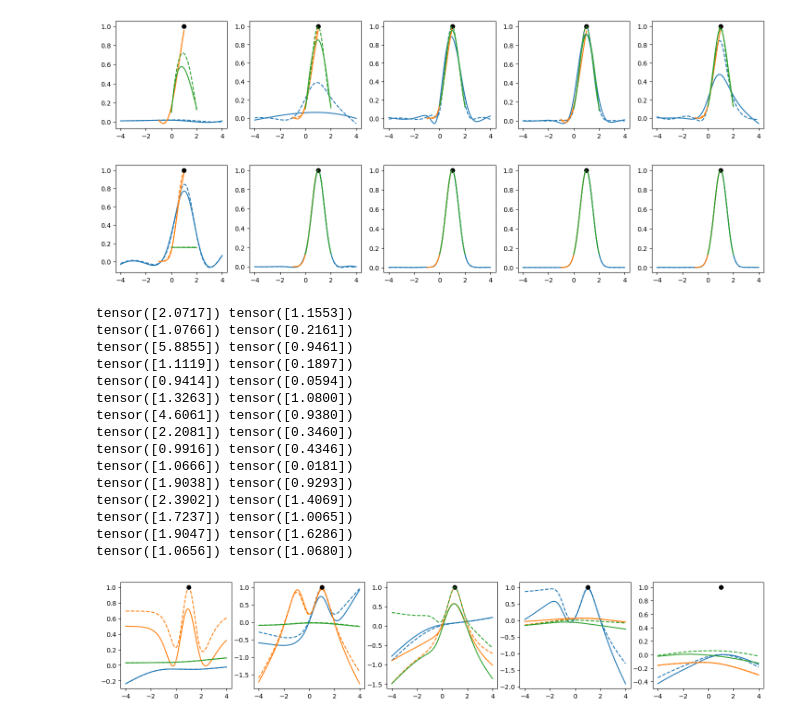
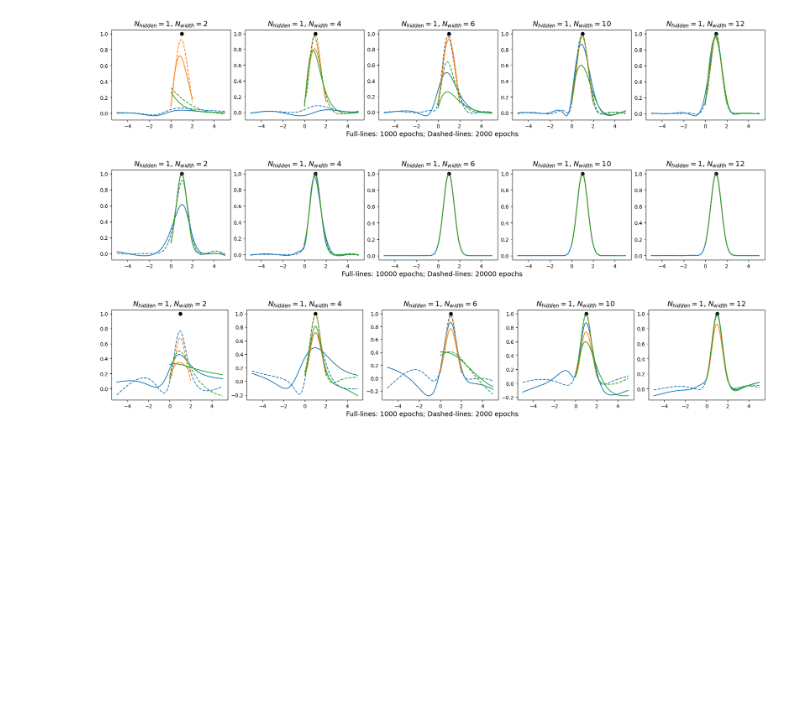
Before and after one commit to karsten3112/Computational-Physics, a Jupyter notebook: Week14/exercise65.ipynb, the cells around one changed output. Drawn from its saved outputs; the diff is of its cells as text; code cells hidden in the pictures; blank space fills up the shorter version.

```diff
--- a/Week14/exercise65.ipynb
+++ b/Week14/exercise65.ipynb
@@ -64,12 +64,12 @@ train_loader = DataLoader(train_data)
 dim_hiddens = [2,4,6,10,12]
 models = [Diffeq_model(input_dim=1, output_dim=1, num_hidden_layers=1, dim_hiddens=dim_hidden, activation_func=torch.nn.SiLU()) for dim_hidden in dim_hiddens]
 # %%
-fig, axs = plt.subplots(1, 5, figsize=(18,3))
+fig, axs = plt.subplots(1, 5, figsize=(18,3), layout="constrained")
 dim_hiddens = [2,4,6,10,12]
-x_ranges = [(-4.0, 4.0), (-1.0,1.0), (0,2.0)]
-xs = torch.linspace(-4.0, 4.0, 1000, requires_grad=True).view(-1,1)
+x_ranges = [(-5.0, 5.0), (0.0,2.0), (0,5.0)]
 colors = ["C0", "C1", "C2"]
 for ax, dim_hidden in zip(axs, dim_hiddens):
+    ax.set_title(r"$N_{hidden} = 1$, " + r"$N_{width} = $" + f"{dim_hidden}", fontsize=14)
     for x_range, color in zip(x_ranges, colors):
         model = Diffeq_model(input_dim=1, output_dim=1, num_hidden_layers=1, dim_hiddens=dim_hidden, activation_func=torch.nn.SiLU())
         optimizer = torch.optim.Adam(params=model.parameters(), lr=1e-3)
@@ -84,15 +84,17 @@ for ax, dim_hidden in zip(axs, dim_hiddens):
         prediction, _ = model.forward(xs)
         with torch.no_grad():
             ax.plot(xs, prediction, "--", c=color)
+
+a = fig.text(0.5,-0.05,"Full-lines: 1000 epochs; Dashed-lines: 2000 epochs", fontsize=13, ha="center")
 # %% [output]
-[figure, old version]
+[figure, new version]
 # %%
-fig, axs = plt.subplots(1, 5, figsize=(18,3))
+fig, axs = plt.subplots(1, 5, figsize=(18,3), layout="constrained")
 dim_hiddens = [2,4,6,10,12]
-x_ranges = [(-4.0, 4.0), (-1.0,1.0), (0,2.0)]
-xs = torch.linspace(-4.0, 4.0, 1000, requires_grad=True).view(-1,1)
+x_ranges = [(-5.0, 5.0), (0.0,2.0), (0,5.0)]
 colors = ["C0", "C1", "C2"]
 for ax, dim_hidden in zip(axs, dim_hiddens):
+    ax.set_title(r"$N_{hidden} = 1$, " + r"$N_{width} = $" + f"{dim_hidden}", fontsize=14)
     for x_range, color in zip(x_ranges, colors):
         model = Diffeq_model(input_dim=1, output_dim=1, num_hidden_layers=1, dim_hiddens=dim_hidden, activation_func=torch.nn.SiLU())
         optimizer = torch.optim.Adam(params=model.parameters(), lr=1e-3)
@@ -107,8 +109,10 @@ for ax, dim_hidden in zip(axs, dim_hiddens):
         prediction, _ = model.forward(xs)
         with torch.no_grad():
             ax.plot(xs, prediction, "--", c=color)
+
+a = fig.text(0.5,-0.05,"Full-lines: 10000 epochs; Dashed-lines: 20000 epochs", fontsize=13, ha="center")
 # %% [output]
-[figure, old version]
+[figure, new version]
 # %%
 class Diffeq_model(NNmodel):
     def __init__(self, input_dim, output_dim, num_hidden_layers, dim_hiddens, activation_func, bias=True) -> None:
@@ -123,6 +127,9 @@ class Diffeq_model(NNmodel):
 
 def diff_eq2(x,y, dydx, sigma=0.5):
     return dydx**2/y - 1/sigma**2*y
+
+def diff_eq3(x, y, dy2dx2, sigma=0.5):
+    return dy2dx2*y +1.0/sigma**2*y**2
 
 def train_diff_model(diff_eq, model, train_loader, optimizer,
                      epochs=500,
@@ -143,7 +150,8 @@ def train_diff_model(diff_eq, model, train_loader, optimizer,
             loss = loss_func(prediction_y, y_dat) + gamma*loss_func(prediction_deriv1, y_deriv)
             train_losses[epoch] += loss.item()*x_dat.size(0)
             prediction_y, prediction_deriv1, prediction_deriv2 = model.forward(x_for_deriv)
-            loss_deriv = gamma*loss_func(prediction_deriv2, diff_eq(x_for_deriv, prediction_y, prediction_deriv1))
+            #loss_deriv = gamma*loss_func(prediction_deriv2, diff_eq(x_for_deriv, prediction_y, prediction_deriv1))
+            loss_deriv = gamma*loss_func(prediction_deriv1**2, diff_eq(x_for_deriv, prediction_y, prediction_deriv2))
             loss+=loss_deriv
             train_losses[epoch] += loss_deriv.item()
             loss.backward()
@@ -170,41 +178,28 @@ y_derivs = torch.tensor([0.0], dtype=torch.float, requires_grad=True).view(-1,1)
 train_data = MyCostumDataset(xs=xs, ys=ys, ys_deriv=y_derivs)
 train_loader = DataLoader(train_data)
 # %%
-fig, axs = plt.subplots(1, 5, figsize=(18,3))
+fig, axs = plt.subplots(1, 5, figsize=(18,3), layout="constrained")
 dim_hiddens = [2,4,6,10,12]
-x_ranges = [(0.5, 1.5), (0.5,1.5), (0.5,1.5)]
-xs = torch.linspace(-4.0, 4.0, 1000, requires_grad=True).view(-1,1)
+x_ranges = [(-5.0, 5.0), (0.0,2.0), (0,5.0)]
 colors = ["C0", "C1", "C2"]
 for ax, dim_hidden in zip(axs, dim_hiddens):
+    ax.set_title(r"$N_{hidden} = 1$, " + r"$N_{width} = $" + f"{dim_hidden}", fontsize=14)
     for x_range, color in zip(x_ranges, colors):
         model = Diffeq_model(input_dim=1, output_dim=1, num_hidden_layers=1, dim_hiddens=dim_hidden, activation_func=torch.nn.SiLU())
         optimizer = torch.optim.Adam(params=model.parameters(), lr=1e-3)
-        xs = torch.linspace(-4.0, 4.0, 1000, requires_grad=True).view(-1,1)
-        train_losses = train_diff_model(diff_eq=diff_eq2, model=model, train_loader=train_loader, optimizer=optimizer, epochs=1000, x_max=x_range[1], x_min=x_range[0], gamma=1.0)
+        xs = torch.linspace(x_range[0], x_range[1], 1000, requires_grad=True).view(-1,1)
+        train_diff_model(diff_eq=diff_eq3, model=model, train_loader=train_loader, optimizer=optimizer, epochs=1000, x_max=x_range[1], x_min=x_range[0])
         prediction, _, _ = model.forward(xs)
         with torch.no_grad():
             ax.plot(xs, prediction, c=color)
             for x_dat, y_dat, _ in train_loader:
                 ax.plot(x_dat, y_dat, 'o', c="k")
-        train_diff_model(diff_eq=diff_eq2, model=model, train_loader=train_loader, optimizer=optimizer, epochs=1000, x_max=x_range[1], x_min=x_range[0], gamma=1.0)
-        prediction, _, _= model.forward(xs)
+        train_diff_model(diff_eq=diff_eq3, model=model, train_loader=train_loader, optimizer=optimizer, epochs=1000, x_max=x_range[1], x_min=x_range[0])
+        prediction, _, _ = model.forward(xs)
         with torch.no_grad():
             ax.plot(xs, prediction, "--", c=color)
+
+a = fig.text(0.5,-0.05,"Full-lines: 1000 epochs; Dashed-lines: 2000 epochs", fontsize=13, ha="center")
 # %% [output]
-tensor([2.0717]) tensor([1.1553])
-tensor([1.0766]) tensor([0.2161])
-tensor([5.8855]) tensor([0.9461])
-tensor([1.1119]) tensor([0.1897])
-tensor([0.9414]) tensor([0.0594])
-tensor([1.3263]) tensor([1.0800])
-tensor([4.6061]) tensor([0.9380])
-tensor([2.2081]) tensor([0.3460])
-tensor([0.9916]) tensor([0.4346])
-tensor([1.0666]) tensor([0.0181])
-tensor([1.9038]) tensor([0.9293])
-tensor([2.3902]) tensor([1.4069])
-tensor([1.7237]) tensor([1.0065])
-tensor([1.9047]) tensor([1.6286])
-tensor([1.0656]) tensor([1.0680])
-[figure, old version]
+[figure, new version]
 # %%
```
Also changed, not shown: parts of 3 cells of this notebook, 4 other files.
